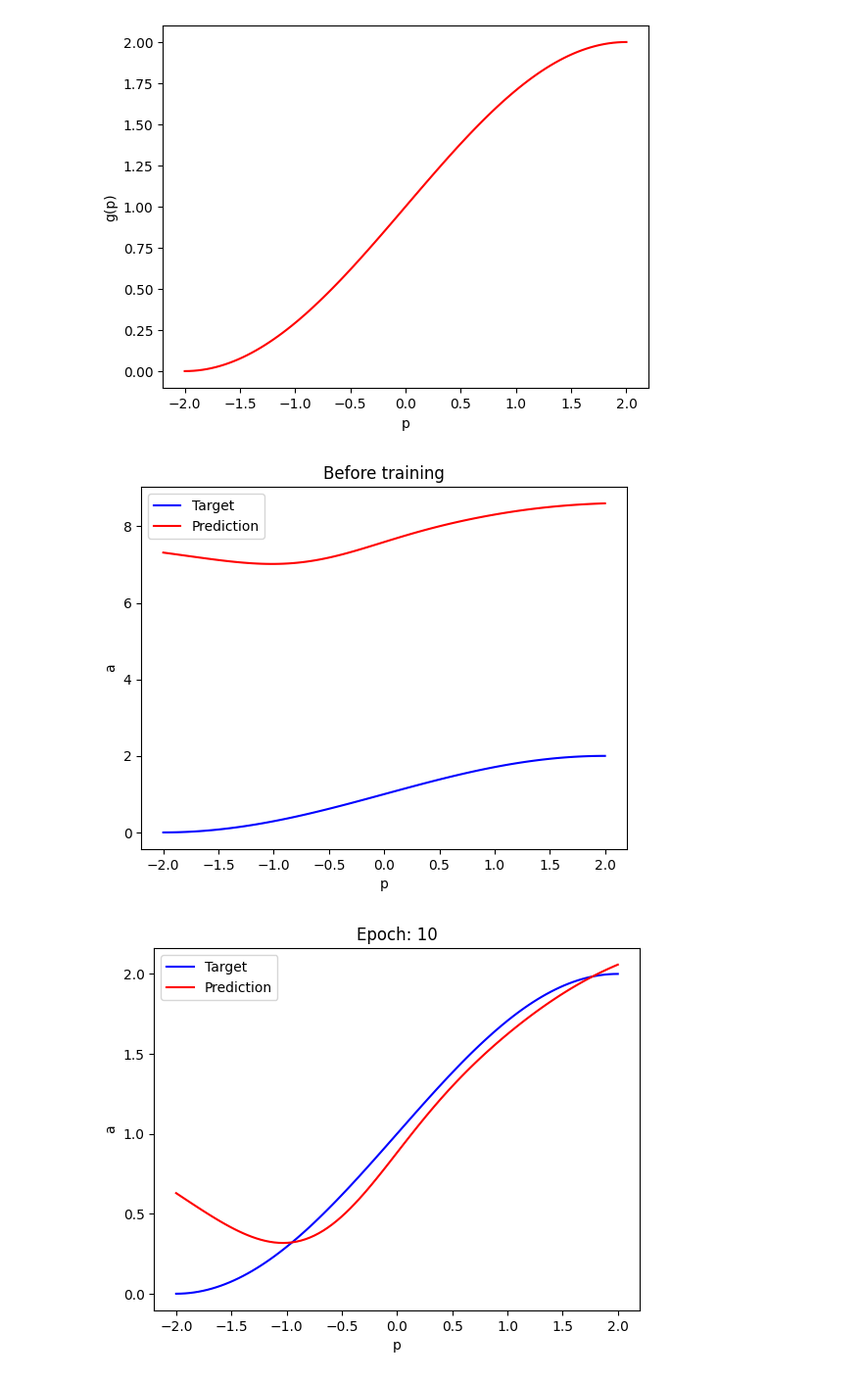
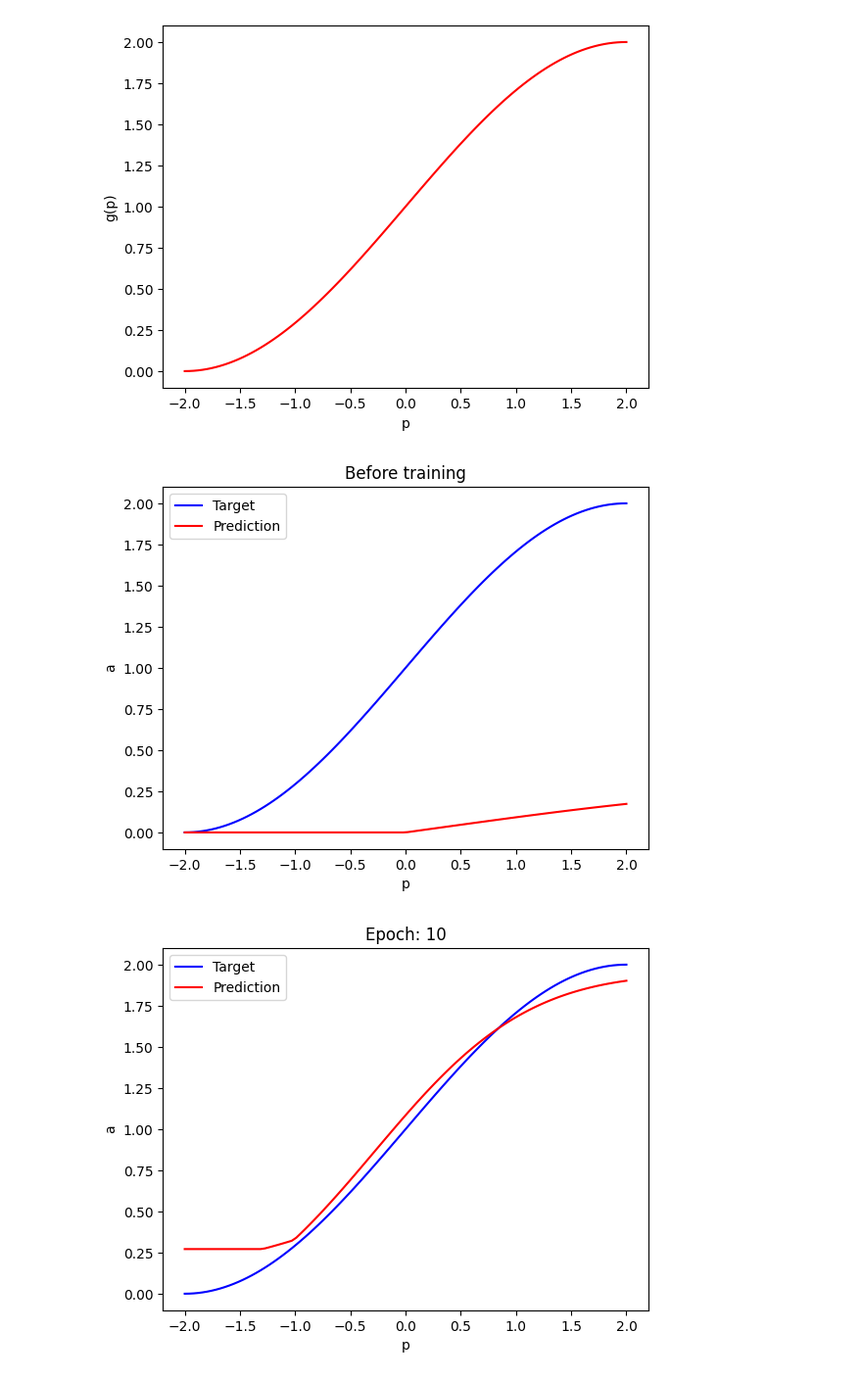
Before and after one commit to Thoalfeqar-gata/Neural-Networks-Master-Degree, a Jupyter notebook: Lecture 1.ipynb, the cells around one changed output. Shown at 98% size. Saved outputs shown, nothing was run; the diff lists cells and outputs as text; code cells hidden in the pictures.

Commit message:
Added additional activation functions, fixed some issues, and made the output layer take any activation function instead of just linear

```diff
--- a/Lecture 1.ipynb
+++ b/Lecture 1.ipynb
@@ -108,35 +108,35 @@ plt.show()
 # %%
 from utilities import NeuralNetwork
 from tqdm import tqdm
-network = NeuralNetwork([1, 100, 100, 1], learning_rate = 0.001)
+network = NeuralNetwork([1, 2, 2, 1], ['tanh', 'relu', 'linear'], learning_rate = 0.001)
 
 prediction = network.predict(p.reshape(1, -1))[0]
 plt.title('Before training')
 plt.plot(p, output, 'b-', label = 'Target')
 plt.plot(p, prediction, 'r-', label = 'Prediction')
 plt.legend(loc = 'best')
 plt.xlabel('p')
 plt.ylabel('a')
 plt.show()
 
 predictions = []
-intermediate_epochs = [9, 29, 49, 69, 99, 199, 299, 499, 4999]
-num_epochs = 5000
+intermediate_epochs = [9, 29, 49, 69, 99, 199, 299, 499]
+num_epochs = 500
 for epoch in tqdm(range(num_epochs)):
     for i in p:
         network.fit(np.array([[i]]), g(i))
 
     if epoch in intermediate_epochs:
         predictions.append(network.predict(p.reshape(1, -1))[0])
 
 for i, prediction in enumerate(predictions):
     plt.title(f'Epoch: {intermediate_epochs[i] + 1}')
     plt.plot(p, output, 'b-', label = 'Target')
     plt.plot(p, prediction, 'r-', label = 'Prediction')
     plt.legend(loc = 'best')
     plt.xlabel('p')
     plt.ylabel('a')
     plt.show()
 # %% [output]
-[figure, old version]
+[figure, new version]
-[figure, old version]
+[figure, new version]
```
Also changed, not shown: parts of 2 cells of this notebook, 1 other file.
